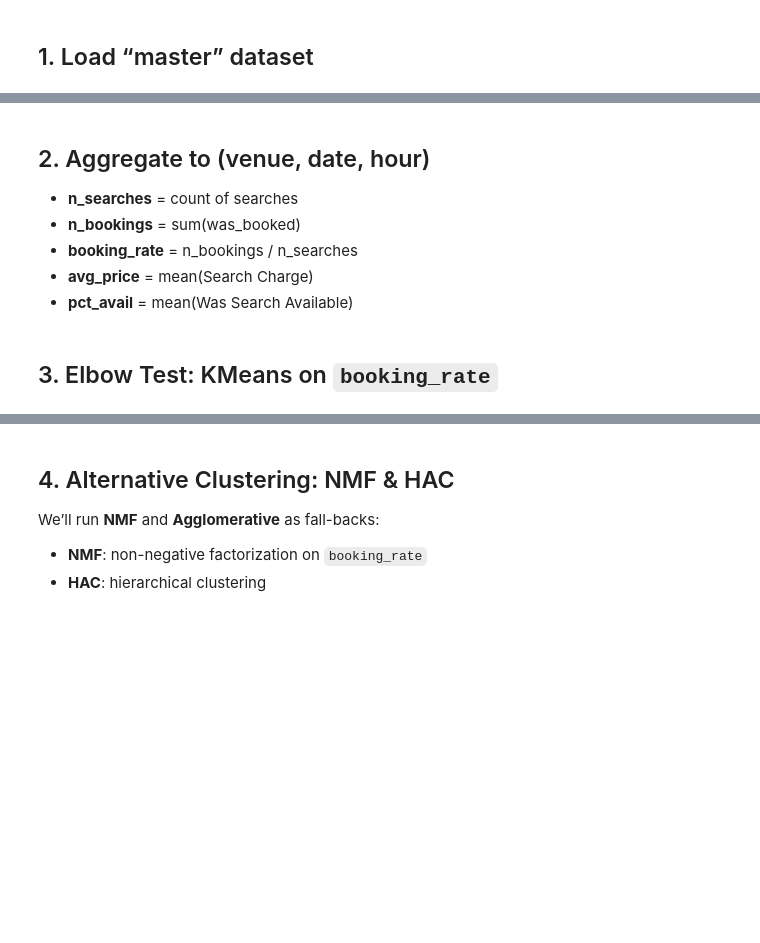
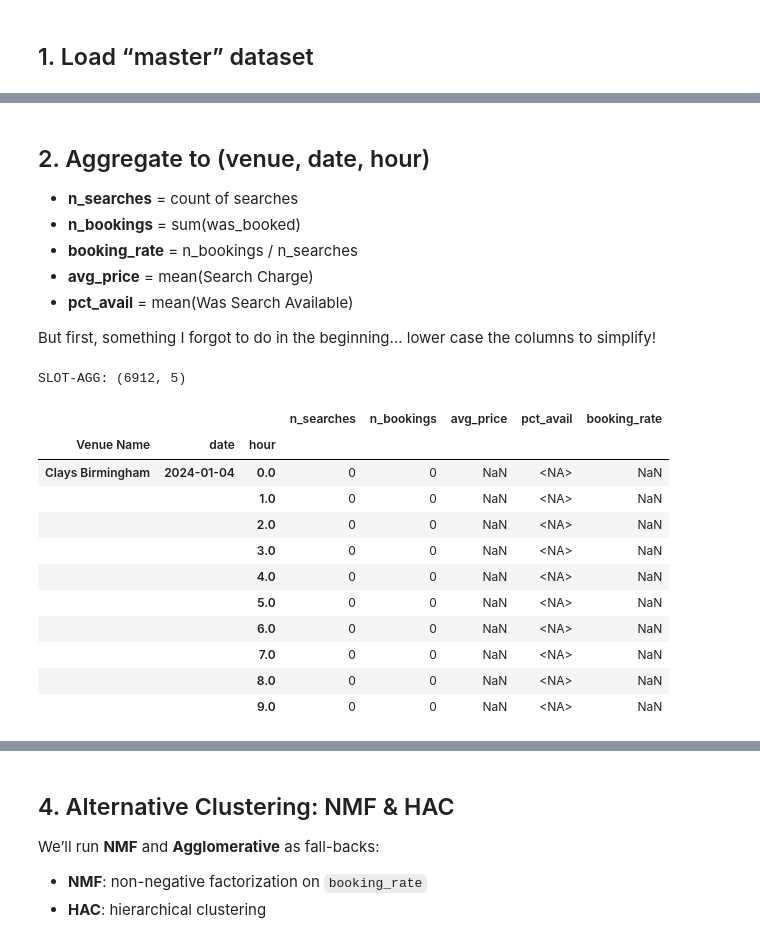
Before and after one commit to mcarvalhosa/Clays_LondonLAB_Project, a Jupyter notebook: code/2_models.ipynb, the cells around one changed output, grey strips where cells are left out. Cells and saved outputs as stored; diff of their text form; code cells hidden in the pictures; blank space fills up the shorter version.

```diff
--- a/code/2_models.ipynb
+++ b/code/2_models.ipynb
@@ -36,3 +43,6 @@ df.head(3)
 - **booking_rate** = n_bookings / n_searches
 - **avg_price**  = mean(Search Charge)
 - **pct_avail**  = mean(Was Search Available)
+
+
+But first, something I forgot to do in the beginning... lower case the columns to simplify!
@@ -39,22 +55,34 @@ df.head(3)
 # %%
 # extract date/hour
 df["date"] = df["Search At"].dt.date
 df["hour"] = df["Search At"].dt.hour
 
 # group & agg
 slot = (
     df
-    .groupby(["Venue Name","date","hour"], as_index=False)
+    .groupby(["Venue Name","date","hour"])
     .agg(
         n_searches   = ("Context ID","count"),
         n_bookings   = ("was_booked","sum"),
         avg_price    = ("Search Charge","mean"),
         pct_avail    = ("Was Search Available","mean")
     )
 )
 slot["booking_rate"] = slot["n_bookings"] / slot["n_searches"]
 
 print("SLOT-AGG:", slot.shape)
-slot.head(3)
+slot.head(10)
+# %% [output]
+SLOT-AGG: (6912, 5)
+|  |  |  | n_searches | n_bookings | avg_price | pct_avail | booking_rate |
+| Venue Name | date | hour |  |  |  |  |  |
+| Clays Birmingham | 2024-01-04 | 0.0 | 0 | 0 | NaN | <NA> | NaN |
+|  |  | 1.0 | 0 | 0 | NaN | <NA> | NaN |
+|  |  | 2.0 | 0 | 0 | NaN | <NA> | NaN |
+|  |  | 3.0 | 0 | 0 | NaN | <NA> | NaN |
+|  |  | 4.0 | 0 | 0 | NaN | <NA> | NaN |
+|  |  | 5.0 | 0 | 0 | NaN | <NA> | NaN |
+|  |  | 6.0 | 0 | 0 | NaN | <NA> | NaN |
+|  |  | 7.0 | 0 | 0 | NaN | <NA> | NaN |
+|  |  | 8.0 | 0 | 0 | NaN | <NA> | NaN |
+|  |  | 9.0 | 0 | 0 | NaN | <NA> | NaN |
-# %% [markdown]
-## 3. Elbow Test: KMeans on `booking_rate`
```
Also changed, not shown: parts of 8 cells of this notebook, 1 other file.
